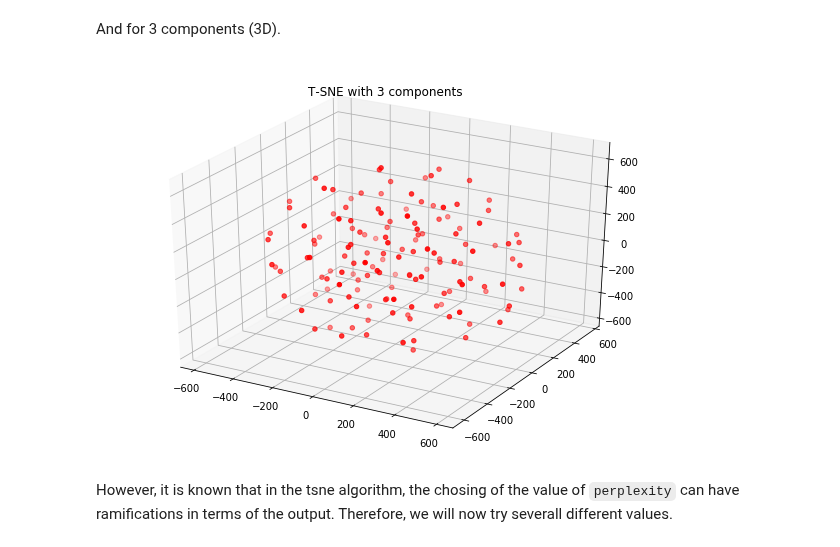
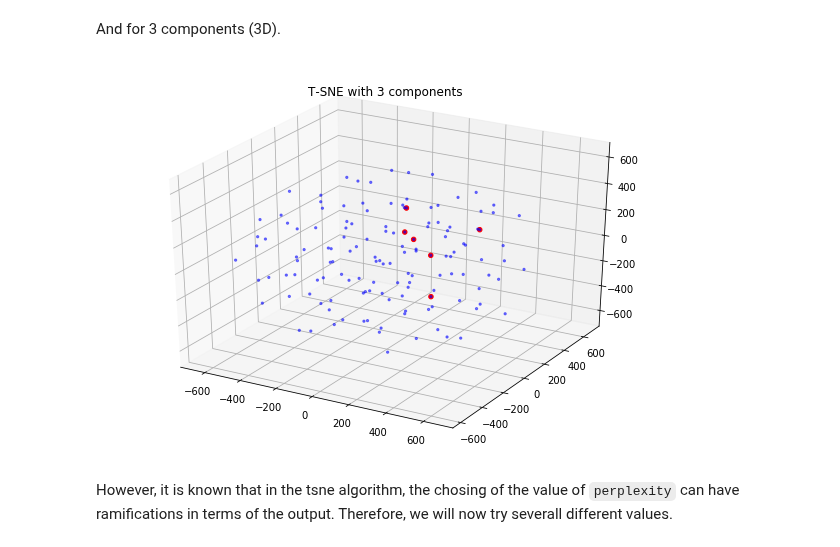
Before and after one commit to duarteocarmo/technological_capabilities, a Jupyter notebook: notebooks/5_Country_ML_Approach.ipynb, the cells around one changed output. Cells and saved outputs as stored; diff of their text form; code cells hidden in the pictures.

```diff
--- a/notebooks/5_Country_ML_Approach.ipynb
+++ b/notebooks/5_Country_ML_Approach.ipynb
@@ -114,0 +130,4 @@ print get_pv_contry(country, 'Output') == out_matrix[index, :]
+# %%
+print 'These have no docs:'
+no_docs = [i for i in range(len(numpy.sum(X, axis=1))) if numpy.sum(X, axis=1)[i] == 0]
+print [country_names[i] for i in no_docs]
@@ -114,0 +139,3 @@ print get_pv_contry(country, 'Output') == out_matrix[index, :]
+# %%
+X = numpy.delete(X, no_docs, 0)
+country_names = list(numpy.delete(country_names, no_docs))
@@ -114,0 +144,5 @@ print get_pv_contry(country, 'Output') == out_matrix[index, :]
+# %%
+X = (X - numpy.mean(X)) / numpy.std(X)
+#X = X/X.sum(axis=1, keepdims=True)
+
+print 'Shape of X is: ', X.shape
@@ -119,4 +157,0 @@ Standardize Data
-# %%
-X = numpy.hstack((feed_matrix,proc_matrix, out_matrix))
-print X.shape
-X = (X - numpy.mean(X)) / numpy.std(feed_matrix)
@@ -212,23 +241,28 @@ And for 3 components (3D).
 # %%
 n_components = 3
 
 tsne = sklearn.manifold.TSNE(n_components=n_components, init='random',random_state=0, perplexity=perplexity, n_iter=n_iter)
 X_3d_embedded = tsne.fit_transform(X)
 
 
 fig = matplotlib.pyplot.figure(figsize=(10, 7))
 ax = fig.add_subplot(111, projection='3d')
 
 xs = X_3d_embedded[:, 2]
 ys = X_3d_embedded[:, 1]
 zs = X_3d_embedded[:, 0]
 
-ax.scatter(xs, ys, zs, c='r', marker='o')
+xs_int = X_3d_embedded[idxs, 2]
+ys_int = X_3d_embedded[idxs, 1]
+zs_int = X_3d_embedded[idxs, 0]
+
+ax.scatter(xs, ys, zs, c='b', marker='.', alpha=0.5)
+ax.scatter(xs_int, ys_int, zs_int, c='r', marker='o', alpha=1.0)
 ax.set_title('T-SNE with 3 components')
 
 matplotlib.pyplot.show()
 # %% [output]
-[figure, old version]
+[figure, new version]
 # %% [markdown]
 However, it is known that in the tsne algorithm, the chosing of the value of `perplexity` can have ramifications in terms of the output. Therefore, we will now try severall different values.
 # %% [markdown]
```
Also changed, not shown: parts of 26 cells of this notebook.
